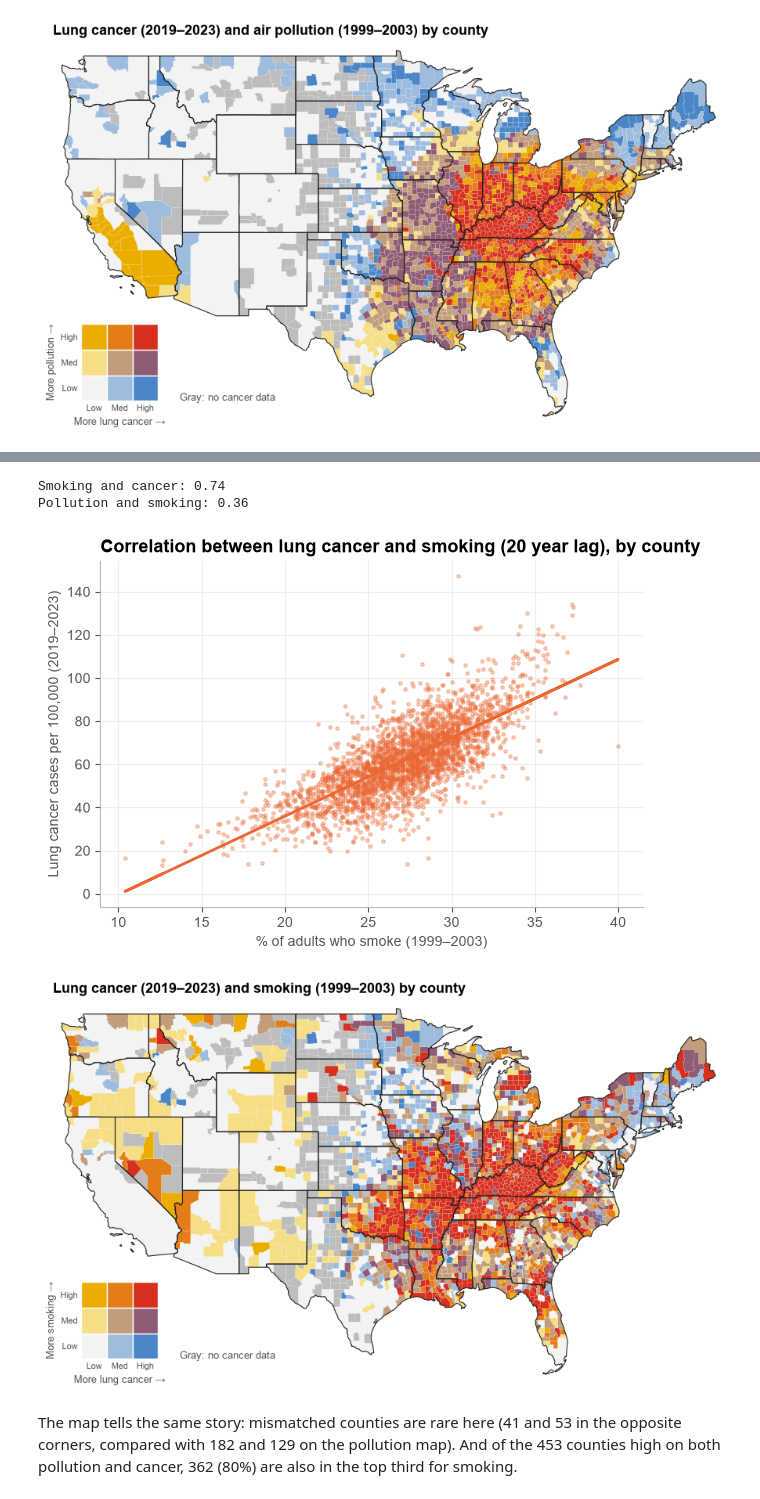
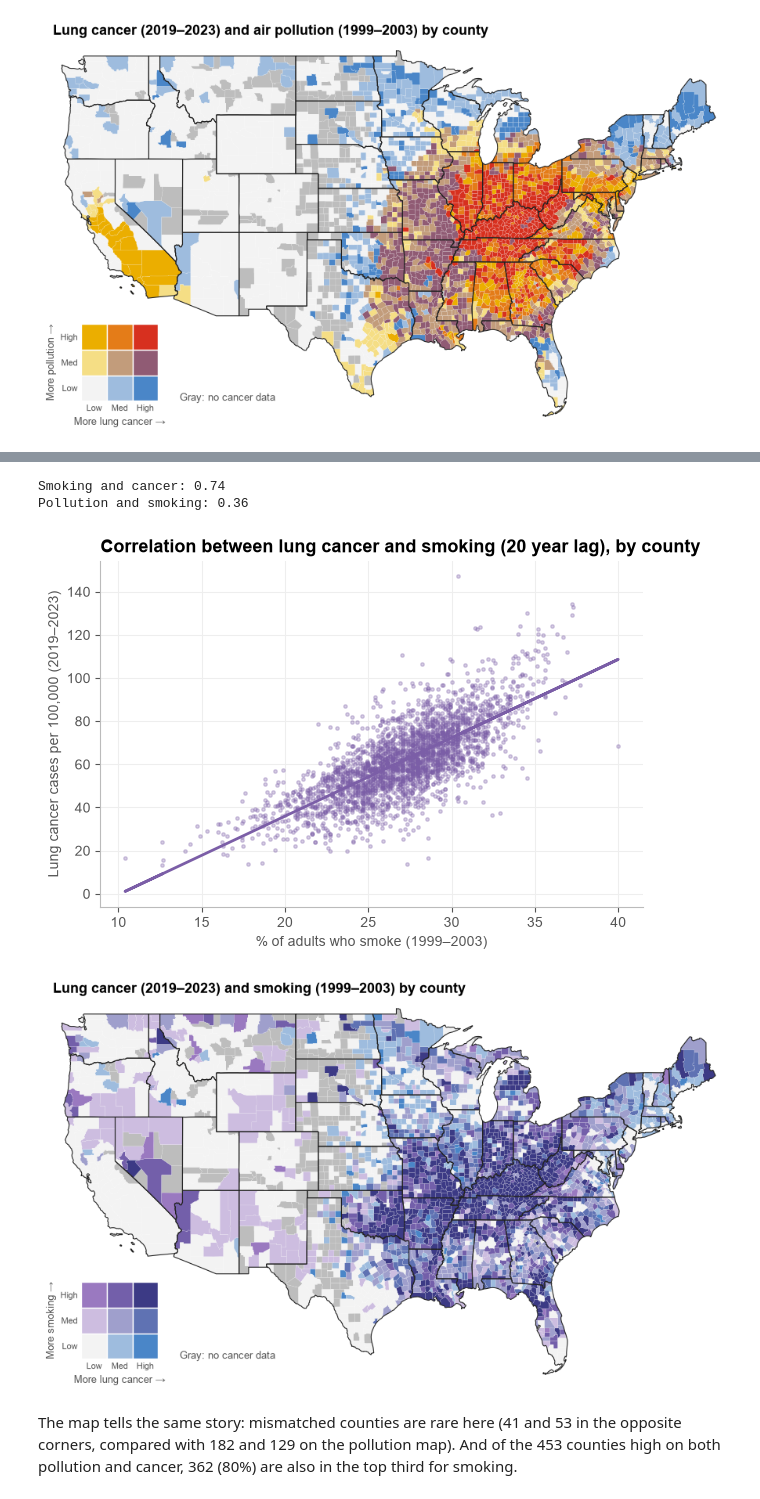
Before and after one commit to hungarpratt/pollution_and_cancer, a Jupyter notebook: notebook/analysis.ipynb, the cells around one changed output, grey strips where cells are left out. Drawn from its saved outputs; the diff is of its cells as text; code cells hidden in the pictures.

Commit message:
Reworked colors and made other edits

```diff
--- a/notebook/analysis.ipynb
+++ b/notebook/analysis.ipynb
@@ -389,0 +335,35 @@ file.close()
+# %%
+# MAP: AIR POLLUTION ONLY (PM2.5, 1999–2003)
+# Use "counties" here, not "has_rate": every county has a pollution number,
+# even the ones with no cancer rate, so this map has no gray gaps.
+pollution_group, pollution_edges = pd.qcut(counties["pm25"], 5, labels=False, retbins=True)
+
+# Five shades of amber, light (cleaner air) to dark (more polluted)
+ambers = ["#FAEEC2", "#F2D06B", "#DDA000", "#A86E00", "#633C00"]
+county_color = {fips: ambers[g] for fips, g in zip(counties["fips"], pollution_group)}
+
+fig, ax = plt.subplots(figsize=(11, 7))
+
+# Draw counties, then state borders on top
+for item in shapefile.Reader(RAW + "cb_2020_us_county_20m/cb_2020_us_county_20m.shp").shapeRecords():
+    if item.record["STATEFP"] not in skip:
+        color = county_color.get(item.record["GEOID"], "#BDBDBD")
+        ax.add_patch(PathPatch(outline(item.shape), facecolor=color, edgecolor="white", linewidth=0.1))
+
+for item in shapefile.Reader(RAW + "cb_2020_us_state_20m/cb_2020_us_state_20m.shp").shapeRecords():
+    if item.record["STATEFP"] not in skip:
+        ax.add_patch(PathPatch(outline(item.shape), facecolor="none", edgecolor="#222222", linewidth=0.8))
+
+# Same frame as the cancer map
+ax.set_xlim(-125.5, -66.5)
+ax.set_ylim(24, 50)
+ax.set_aspect(1.3)
+ax.axis("off")
+
+# Legend: one colored box per group, labeled with that group's range
+boxes = [plt.Rectangle((0, 0), 1, 1, facecolor=c) for c in ambers]
+labels = [f"{pollution_edges[i]:.1f}–{pollution_edges[i + 1]:.1f}" for i in range(5)]
+ax.legend(boxes, labels, title="PM2.5 (µg/m³)", loc="lower left", frameon=False, fontsize=9)
+
+ax.set_title("Air pollution (PM2.5) by county, 1999–2003")
+plt.savefig(FIGURES + "Choropleth_map_pollution.png")
@@ -398,30 +380,33 @@ smoke_r = has_rate["smoking"].corr(has_rate["cancer_rate"])
 print("Smoking and cancer:", round(smoke_r, 2))
 print("Pollution and smoking:", round(has_rate["pm25"].corr(has_rate["smoking"]), 2))
 
-# Same chart as before, with smoking in orange (C1)
-ax = has_rate.plot.scatter(x="smoking", y="cancer_rate", s=6, alpha=0.3, color="C1",
+# Same chart as before, with smoking in purple
+ax = has_rate.plot.scatter(x="smoking", y="cancer_rate", s=6, alpha=0.3, color=SMOKING,
                            xlabel="% of adults who smoke (1999–2003)",
                            ylabel="Lung cancer cases per 100,000 (2019–2023)",
                            title="Correlation between lung cancer and smoking (20 year lag), by county")
 
 # Add the best-fit line
 smoke_slope, smoke_intercept = np.polyfit(has_rate["smoking"], has_rate["cancer_rate"], 1)
-ax.plot(has_rate["smoking"], smoke_slope * has_rate["smoking"] + smoke_intercept, color="C1", linewidth=2);
+ax.plot(has_rate["smoking"], smoke_slope * has_rate["smoking"] + smoke_intercept, color=SMOKING, linewidth=2);
 
 # Save the figure
 plt.savefig(FIGURES + "Scatterplot_smoking_vs_cancer.png")
 # %% [output]
 Smoking and cancer: 0.74
 Pollution and smoking: 0.36
-[figure, old version]
+[figure, new version]
 # %%
 #  Put counties into three equal groups on each measure (0 = low, 1 = medium, 2 = high)
 smoking_level = pd.qcut(has_rate["smoking"], 3, labels=False) # cuts counties into 3 groups by smoking rates (lo, med, hi)
 cancer_level = pd.qcut(has_rate["cancer_rate"], 3, labels=False) # does the same thing for cancer rates (same as map above)
 
-# Same colors as the pollution map, but rows are now for smoking (low to high)
+# Rows are smoking (low to high, in purple); columns are cancer (low to high, in blue)
 # *s* is for the row and *c* is for position (column)
-county_color = {fips: colors[s][c] for fips, s, c in zip(has_rate["fips"], smoking_level, cancer_level)} # picks up same scheme as for pollution.
+smoking_colors = [["#F3F3F3", "#9EBCDE", "#4A86C8"],
+                  ["#CDBDE0", "#9F9FCC", "#5F72B3"],
+                  ["#9A79C0", "#735FAA", "#3C3A85"]]
+county_color = {fips: smoking_colors[s][c] for fips, s, c in zip(has_rate["fips"], smoking_level, cancer_level)}
 
 fig, ax = plt.subplots(figsize=(11, 7))
 
@@ -434,35 +419,35 @@ for item in shapefile.Reader(RAW + "cb_2020_us_county_20m/cb_2020_us_county_20m.
 for item in shapefile.Reader(RAW + "cb_2020_us_state_20m/cb_2020_us_state_20m.shp").shapeRecords():
     if item.record["STATEFP"] not in skip:
         ax.add_patch(PathPatch(outline(item.shape), facecolor="none", edgecolor="#222222", linewidth=0.8))
 
 
 # Frame the lower 48 and hide the axes
 ax.set_xlim(-125.5, -66.5)
 ax.set_ylim(24, 50)
 ax.set_aspect(1.3)
 ax.axis("off")
 
 # Draw the 3x3 legend in the corner
 key = ax.inset_axes([0.03, 0.06, 0.14, 0.2])
 for s in range(3):
     for c in range(3):
-        key.add_patch(plt.Rectangle((c, s), 1, 1, facecolor=colors[s][c], edgecolor="white"))
+        key.add_patch(plt.Rectangle((c, s), 1, 1, facecolor=smoking_colors[s][c], edgecolor="white"))
 key.set_xlim(0, 3)
 key.set_ylim(0, 3)
 key.set_aspect("equal")
 key.set_xticks([0.5, 1.5, 2.5], ["Low", "Med", "High"], fontsize=8)
 key.set_yticks([0.5, 1.5, 2.5], ["Low", "Med", "High"], fontsize=8)
 key.tick_params(length=0)
 key.grid(False)
 key.spines[:].set_visible(False)
 key.set_xlabel("More lung cancer →", fontsize=9) # add x-axis arrow label
 key.set_ylabel("More smoking →", fontsize=9) # add y-axis arrow label
 ax.text(0.19, 0.06, "Gray: no cancer data", transform=ax.transAxes, fontsize=9, color="#555555") # adds note about gray counties
 
 ax.set_title("Lung cancer (2019–2023) and smoking (1999–2003) by county")
 plt.savefig(FIGURES + "Choropleth_map_smoking_vs_cancer.png")
 # %% [output]
-[figure, old version]
+[figure, new version]
 # %% [markdown]
 The map tells the same story: mismatched counties are rare here (41 and 53 in the opposite corners, compared with 182 and 129 on the pollution map). And of the 453 counties high on both pollution and cancer, 362 (80%) are also in the top third for smoking.
 # %% [markdown]
```
Also changed, not shown: parts of 23 cells of this notebook, 14 other files.
